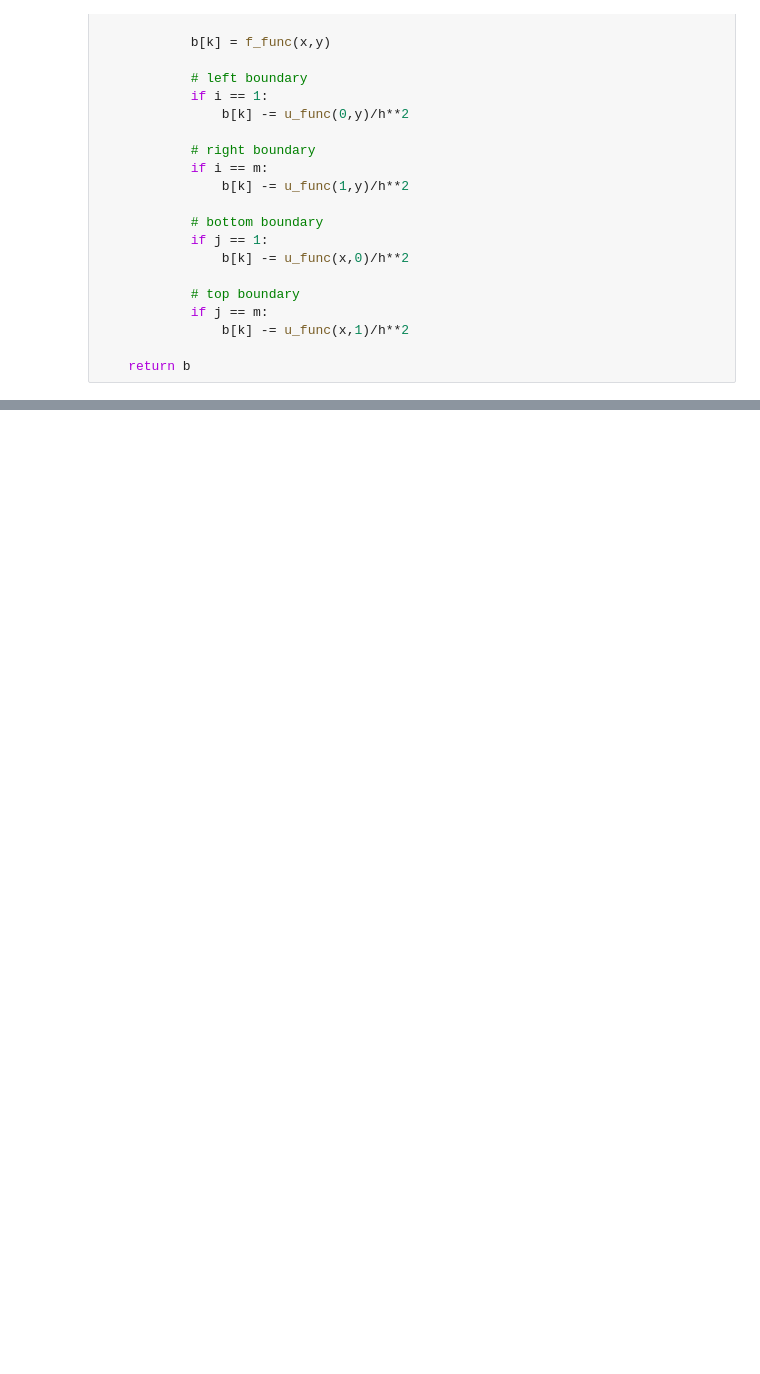
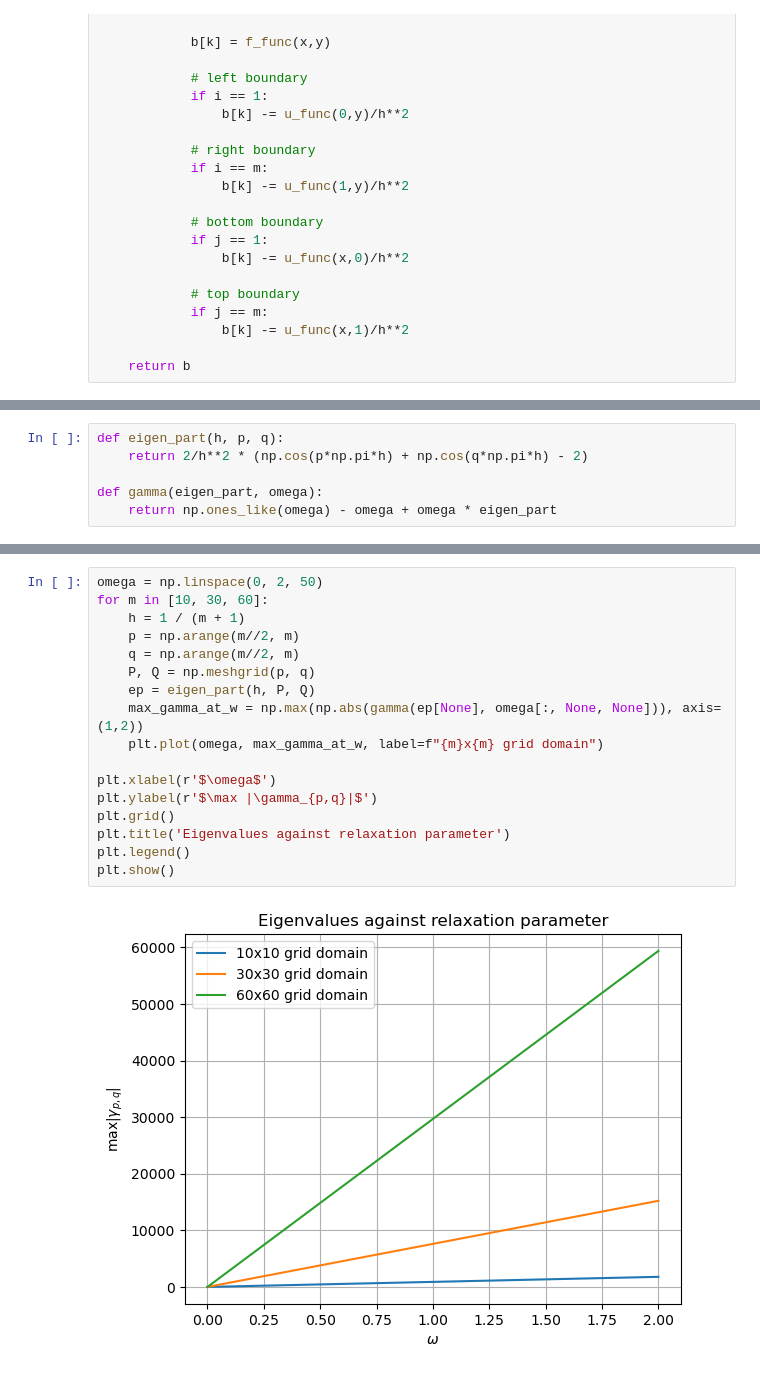
Before and after one commit to Maastrup/02687-SciFi-Computing, a Jupyter notebook: Assignment 1/Exercise3_KJ.ipynb, the cells around one changed output, grey strips where cells are left out. Drawn from its saved outputs; the diff is of its cells as text; blank space fills up the shorter version.

```diff
--- a/Assignment 1/Exercise3_KJ.ipynb
+++ b/Assignment 1/Exercise3_KJ.ipynb
@@ -95,0 +97,6 @@ Succesfull
+# %%
+def eigen_part(h, p, q):
+    return 2/h**2 * (np.cos(p*np.pi*h) + np.cos(q*np.pi*h) - 2)
+
+def gamma(eigen_part, omega):
+    return np.ones_like(omega) - omega + omega * eigen_part
@@ -95,0 +120,19 @@ Succesfull
+# %%
+omega = np.linspace(0, 2, 50)
+for m in [10, 30, 60]:
+    h = 1 / (m + 1)
+    p = np.arange(m//2, m)
+    q = np.arange(m//2, m)
+    P, Q = np.meshgrid(p, q)
+    ep = eigen_part(h, P, Q)
+    max_gamma_at_w = np.max(np.abs(gamma(ep[None], omega[:, None, None])), axis=(1,2))
+    plt.plot(omega, max_gamma_at_w, label=f"{m}x{m} grid domain")
+
+plt.xlabel(r'$\omega$')
+plt.ylabel(r'$\max |\gamma_{p,q}|$')
+plt.grid()
+plt.title('Eigenvalues against relaxation parameter')
+plt.legend()
+plt.show()
+# %% [output]
+[figure, added]
```
Also changed, not shown: parts of 2 cells of this notebook.
